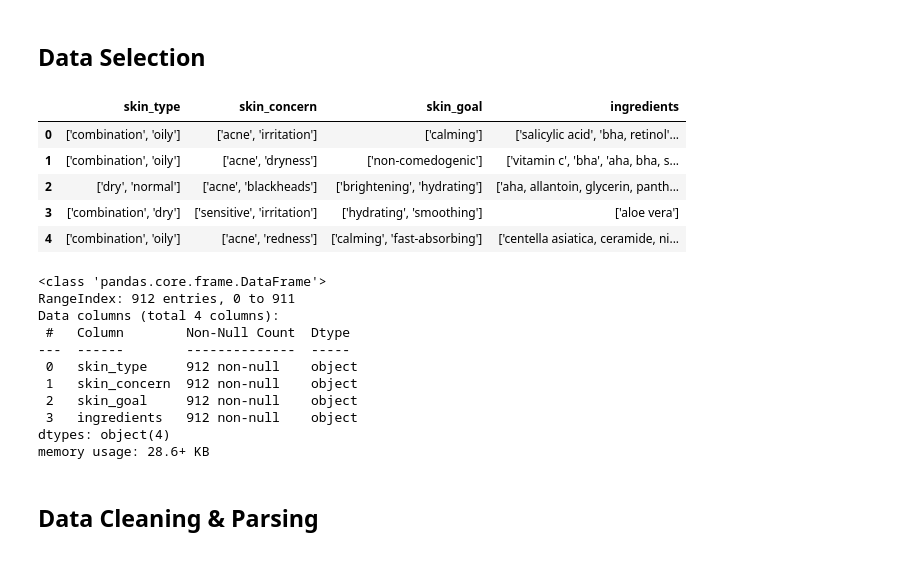
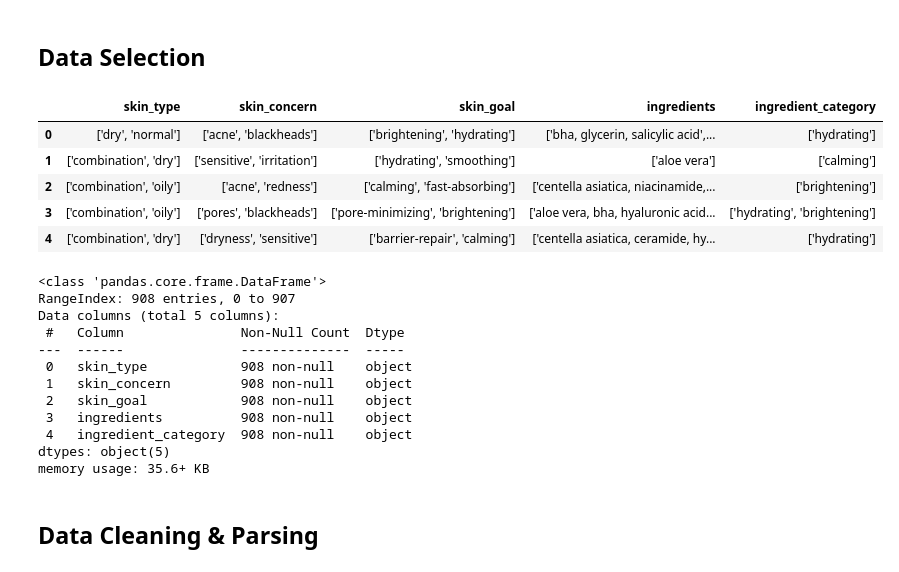
Before and after one commit to jasmeinalbr/Skinthesia-Model, a Jupyter notebook: notebooks/multi_label_classif_modeling copy.ipynb, the cells around one changed output. Saved outputs shown, nothing was run; the diff lists cells and outputs as text; code cells hidden in the pictures.

```diff
--- a/notebooks/multi_label_classif_modeling copy.ipynb
+++ b/notebooks/multi_label_classif_modeling copy.ipynb
@@ -41,30 +42,31 @@ df.head()
 ## Data Selection
 # %%
 # Mengambil kolom yang relevan
-df = df[['skin_type','skin_concern','skin_goal','ingredients']]
+df = df[['skin_type','skin_concern','skin_goal','ingredients', 'ingredient_category']]
 df.head()
 # %% [output]
-|  | skin_type | skin_concern | skin_goal | ingredients |
-| 0 | ['combination', 'oily'] | ['acne', 'irritation'] | ['calming'] | ['salicylic acid', 'bha, retinol'... |
-| 1 | ['combination', 'oily'] | ['acne', 'dryness'] | ['non-comedogenic'] | ['vitamin c', 'bha', 'aha, bha, s... |
-| 2 | ['dry', 'normal'] | ['acne', 'blackheads'] | ['brightening', 'hydrating'] | ['aha, allantoin, glycerin, panth... |
-| 3 | ['combination', 'dry'] | ['sensitive', 'irritation'] | ['hydrating', 'smoothing'] | ['aloe vera'] |
-| 4 | ['combination', 'oily'] | ['acne', 'redness'] | ['calming', 'fast-absorbing'] | ['centella asiatica, ceramide, ni... |
+|  | skin_type | skin_concern | skin_goal | ingredients | ingredient_category |
+| 0 | ['dry', 'normal'] | ['acne', 'blackheads'] | ['brightening', 'hydrating'] | ['bha, glycerin, salicylic acid',... | ['hydrating'] |
+| 1 | ['combination', 'dry'] | ['sensitive', 'irritation'] | ['hydrating', 'smoothing'] | ['aloe vera'] | ['calming'] |
+| 2 | ['combination', 'oily'] | ['acne', 'redness'] | ['calming', 'fast-absorbing'] | ['centella asiatica, niacinamide,... | ['brightening'] |
+| 3 | ['combination', 'oily'] | ['pores', 'blackheads'] | ['pore-minimizing', 'brightening'] | ['aloe vera, bha, hyaluronic acid... | ['hydrating', 'brightening'] |
+| 4 | ['combination', 'dry'] | ['dryness', 'sensitive'] | ['barrier-repair', 'calming'] | ['centella asiatica, ceramide, hy... | ['hydrating'] |
 # %%
 # Information about the DataFrame
 df.info()
 # %% [output]
 <class 'pandas.core.frame.DataFrame'>
-RangeIndex: 912 entries, 0 to 911
-Data columns (total 4 columns):
- #   Column        Non-Null Count  Dtype
----  ------        --------------  -----
- 0   skin_type     912 non-null    object
- 1   skin_concern  912 non-null    object
- 2   skin_goal     912 non-null    object
- 3   ingredients   912 non-null    object
-dtypes: object(4)
-memory usage: 28.6+ KB
+RangeIndex: 908 entries, 0 to 907
+Data columns (total 5 columns):
+ #   Column               Non-Null Count  Dtype
+---  ------               --------------  -----
+ 0   skin_type            908 non-null    object
+ 1   skin_concern         908 non-null    object
+ 2   skin_goal            908 non-null    object
+ 3   ingredients          908 non-null    object
+ 4   ingredient_category  908 non-null    object
+dtypes: object(5)
+memory usage: 35.6+ KB
 # %% [markdown]
 ## Data Cleaning & Parsing
 # %%
```
Also changed, not shown: parts of 21 cells of this notebook, 5 other files.
